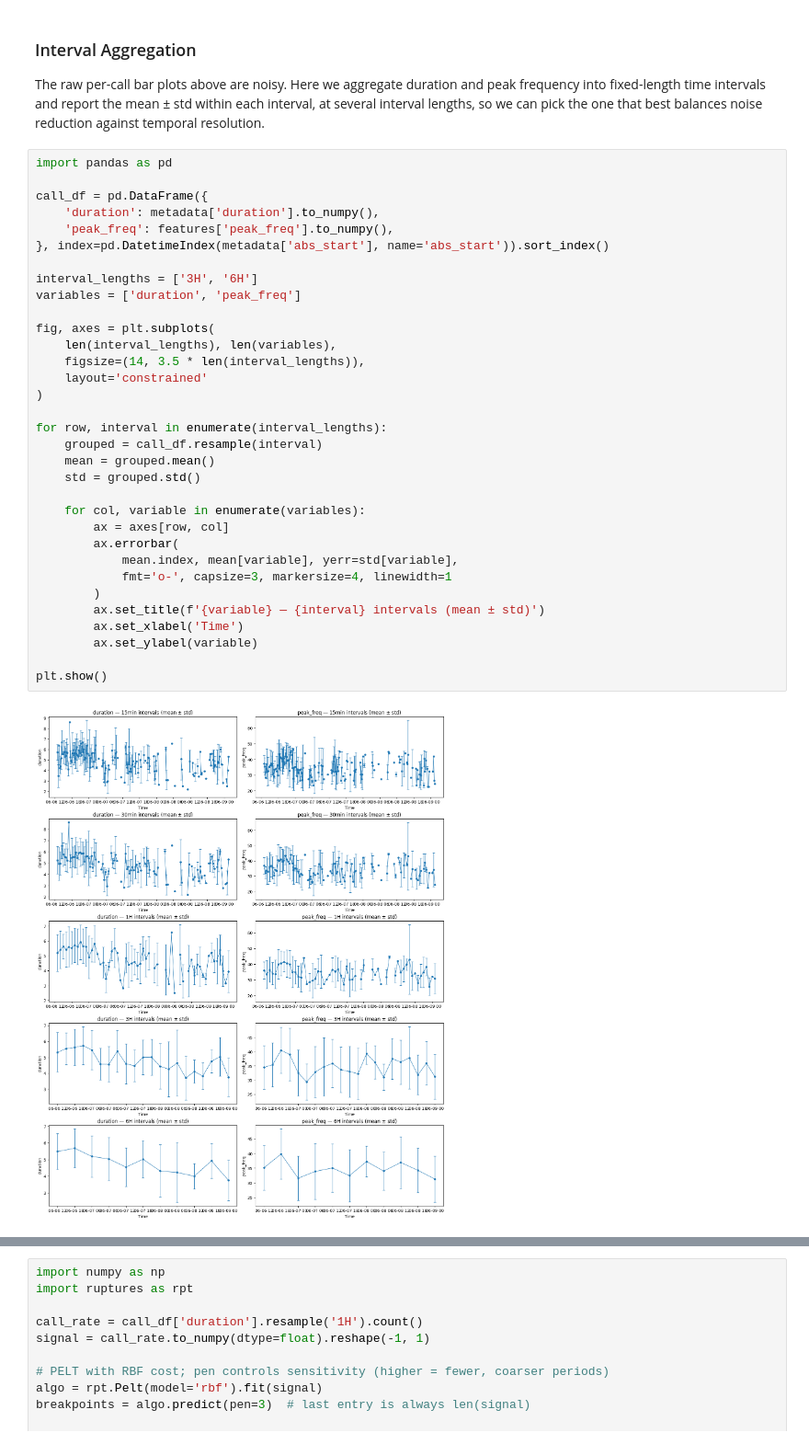
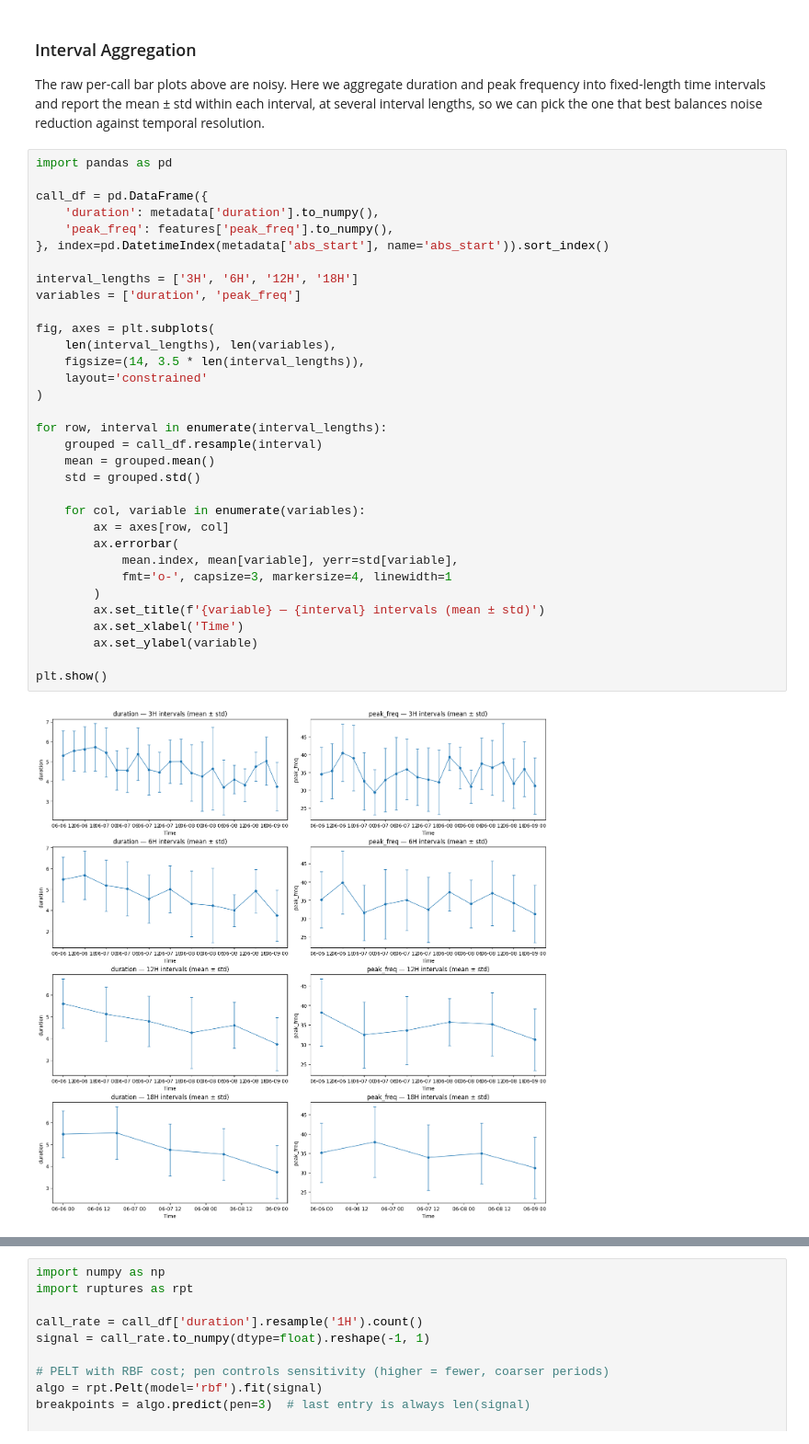
Before and after one commit to gb0808/Arden_acousticAnalysis, a Jupyter notebook: features_over_time.ipynb, the cells around one changed output, grey strips where cells are left out. Shown at 92% size. Drawn from its saved outputs; the diff is of its cells as text.

```diff
--- a/features_over_time.ipynb
+++ b/features_over_time.ipynb
@@ -79,32 +79,32 @@ import pandas as pd
 call_df = pd.DataFrame({
     'duration': metadata['duration'].to_numpy(),
     'peak_freq': features['peak_freq'].to_numpy(),
 }, index=pd.DatetimeIndex(metadata['abs_start'], name='abs_start')).sort_index()
 
-interval_lengths = ['3H', '6H']
+interval_lengths = ['3H', '6H', '12H', '18H']
 variables = ['duration', 'peak_freq']
 
 fig, axes = plt.subplots(
     len(interval_lengths), len(variables),
     figsize=(14, 3.5 * len(interval_lengths)),
     layout='constrained'
 )
 
 for row, interval in enumerate(interval_lengths):
     grouped = call_df.resample(interval)
     mean = grouped.mean()
     std = grouped.std()
 
     for col, variable in enumerate(variables):
         ax = axes[row, col]
         ax.errorbar(
             mean.index, mean[variable], yerr=std[variable],
             fmt='o-', capsize=3, markersize=4, linewidth=1
         )
         ax.set_title(f'{variable} — {interval} intervals (mean ± std)')
         ax.set_xlabel('Time')
         ax.set_ylabel(variable)
 
 plt.show()
 # %% [output]
-[figure, old version]
+[figure, new version]
```
Also changed, not shown: parts of 3 cells of this notebook.
